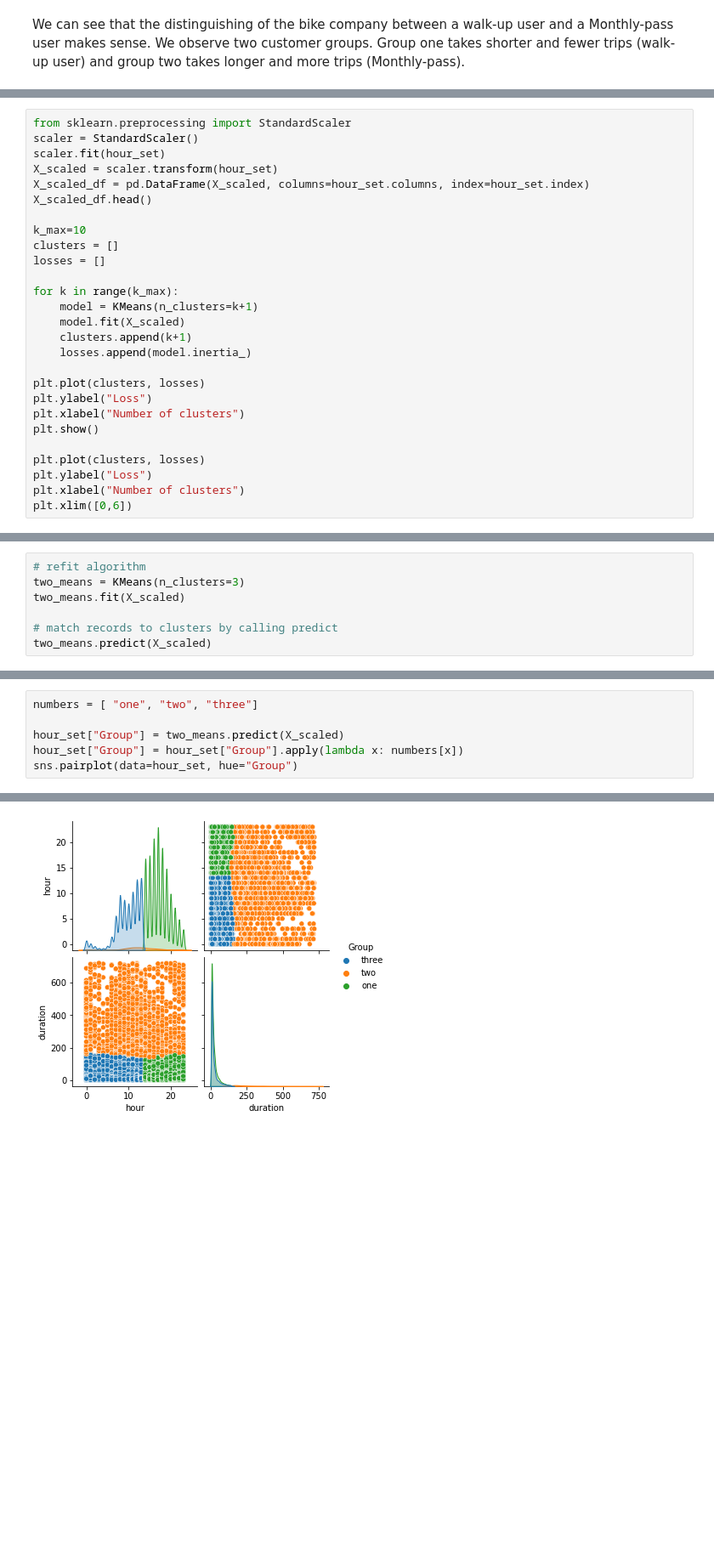
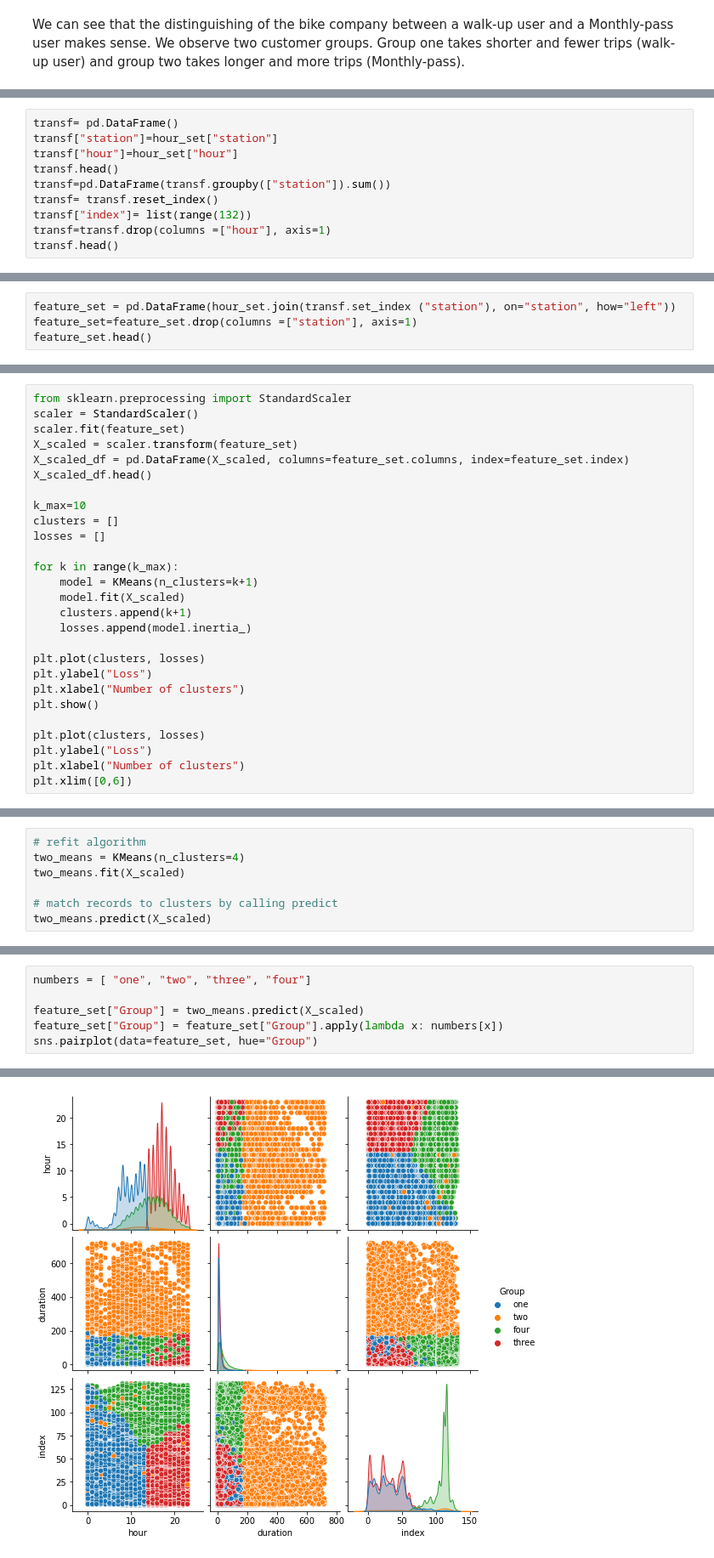
Before and after one commit to mschwa1010/AA_2022-23_Team_8, a Jupyter notebook: Clustering.ipynb, the cells around one changed output, grey strips where cells are left out. Shown at 85% size. Saved outputs shown, nothing was run; the diff lists cells and outputs as text; blank space fills up the shorter version.

Commit message:
clustering new

```diff
--- a/Clustering.ipynb
+++ b/Clustering.ipynb
@@ -111,0 +123,10 @@ hour_set["duration"]= la_2018_set["duration"]
+# %%
+transf= pd.DataFrame()
+transf["station"]=hour_set["station"]
+transf["hour"]=hour_set["hour"]
+transf.head()
+transf=pd.DataFrame(transf.groupby(["station"]).sum())
+transf= transf.reset_index()
+transf["index"]= list(range(132))
+transf=transf.drop(columns =["hour"], axis=1)
+transf.head()
@@ -111,0 +140,4 @@ hour_set["duration"]= la_2018_set["duration"]
+# %%
+feature_set = pd.DataFrame(hour_set.join(transf.set_index ("station"), on="station", how="left"))
+feature_set=feature_set.drop(columns =["station"], axis=1)
+feature_set.head()
@@ -112,9 +151,9 @@ hour_set["duration"]= la_2018_set["duration"]
 # %%
 from sklearn.preprocessing import StandardScaler
 scaler = StandardScaler()
-scaler.fit(hour_set)
-X_scaled = scaler.transform(hour_set)
-X_scaled_df = pd.DataFrame(X_scaled, columns=hour_set.columns, index=hour_set.index)
+scaler.fit(feature_set)
+X_scaled = scaler.transform(feature_set)
+X_scaled_df = pd.DataFrame(X_scaled, columns=feature_set.columns, index=feature_set.index)
 X_scaled_df.head()
 
 k_max=10
@@ -143,6 +182,6 @@ plt.xlim([0,6])
 # %%
 # refit algorithm
-two_means = KMeans(n_clusters=3)
+two_means = KMeans(n_clusters=4)
 two_means.fit(X_scaled)
 
 # match records to clusters by calling predict
@@ -161,9 +200,9 @@ hour_set.head()
 # %%
-numbers = [ "one", "two", "three"]
+numbers = [ "one", "two", "three", "four"]
 
-hour_set["Group"] = two_means.predict(X_scaled)
-hour_set["Group"] = hour_set["Group"].apply(lambda x: numbers[x])
-sns.pairplot(data=hour_set, hue="Group")
+feature_set["Group"] = two_means.predict(X_scaled)
+feature_set["Group"] = feature_set["Group"].apply(lambda x: numbers[x])
+sns.pairplot(data=feature_set, hue="Group")
 # %% [output]
 <seaborn.axisgrid.PairGrid at 0x...>
-[figure, old version]
+[figure, new version]
```
Also changed, not shown: parts of 19 cells of this notebook, 2 other files.
